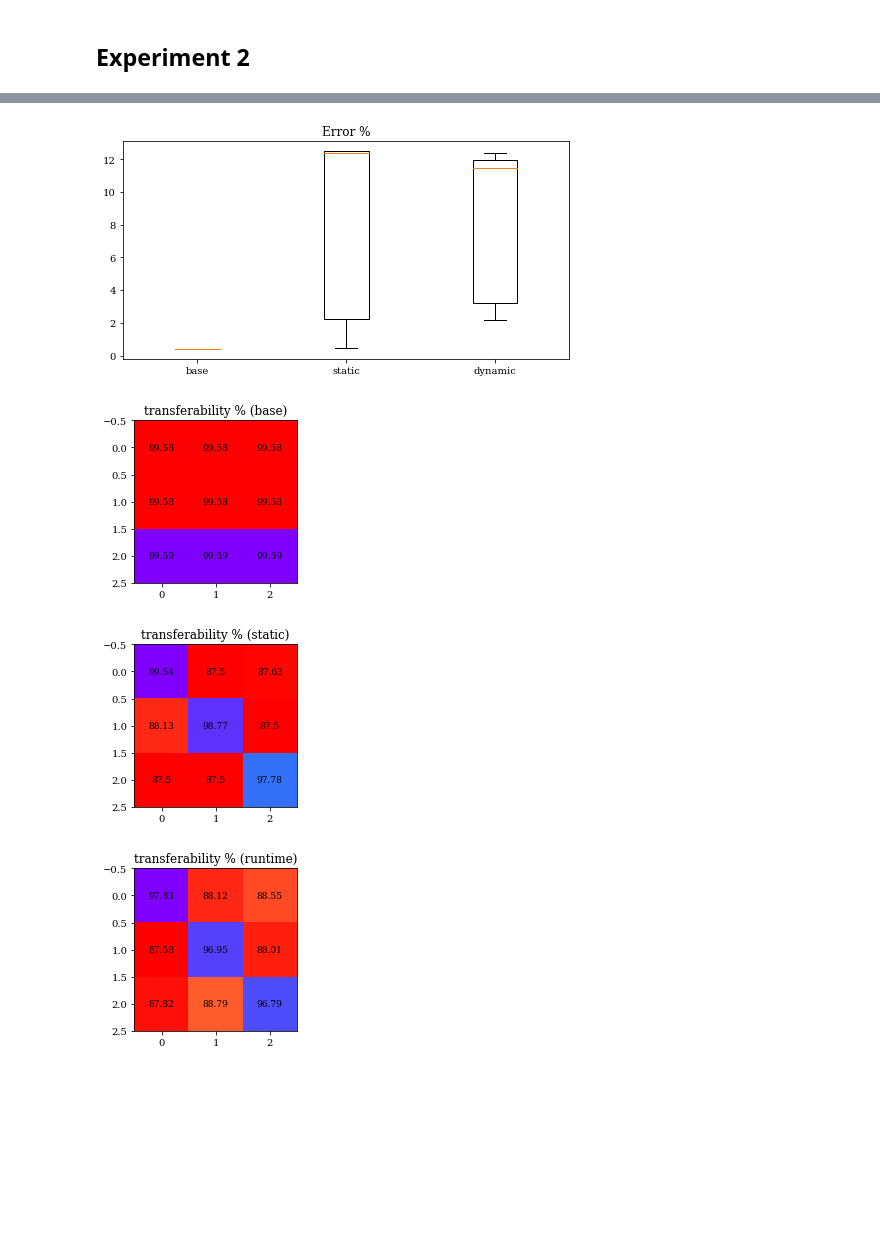
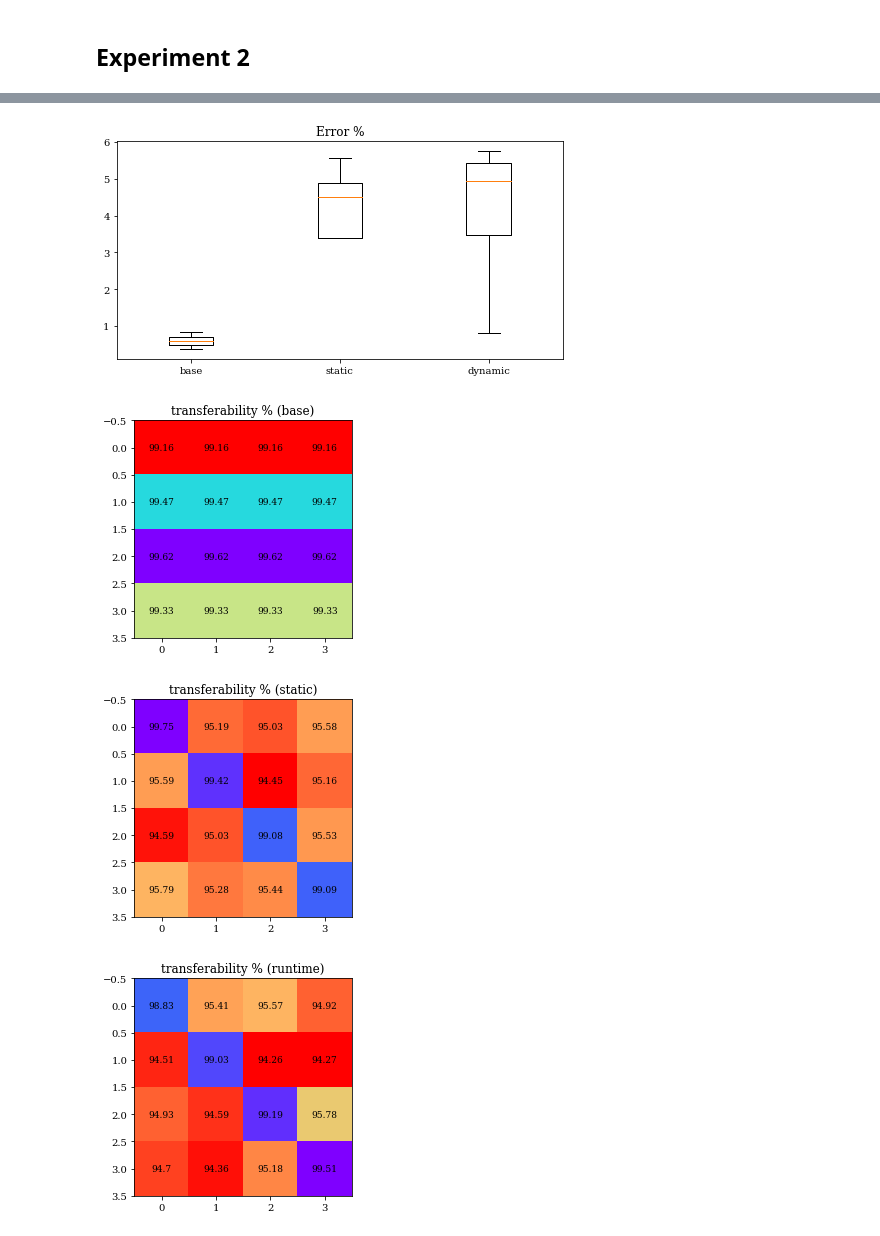
Before and after one commit to SINTEF-9012/thingml-diversifier, a Jupyter notebook: src/main/python/experiment1/tensorflow.ipynb, the cells around one changed output, grey strips where cells are left out. Drawn from its saved outputs; the diff is of its cells as text; code cells hidden in the pictures; blank space fills up the shorter version.

```diff
--- a/src/main/python/experiment1/tensorflow.ipynb
+++ b/src/main/python/experiment1/tensorflow.ipynb
@@ -17,9 +17,9 @@ import matplotlib.pyplot as plt
 from matplotlib import rcParams
 rcParams['font.family'] = 'serif'
 # %%
-cuda = False #FIXME: re-install tensorflow and CUDA to get it to work again
+cuda = True
 debug = False
-N = 3
+N = 4
 one_hot_size = 32
 fig_counter = 0
 
@@ -299,6 +299,17 @@ static_X, static_Y, static_maxbytelen = loadAllData(base_dir+'static/nodejs', N)
 runtime_X, runtime_Y, runtime_maxbytelen = loadAllData(base_dir+'dynamic/nodejs', N)
 
 NMSGS = len(base_X[0]) # Number of original messages
+NMSGS_static = len(static_X[0])
+NMSGS_runtime = len(runtime_X[0])
+
+def number_msgs(mode):
+    if mode == 'base':
+        return NMSGS
+    elif mode == 'static':
+        return NMSGS_static
+    elif mode == 'runtime':
+        return NMSGS_runtime
+    return -1
 # %%
 def split(data, train_ratio = 0.50):
     train = []
@@ -388,19 +399,25 @@ def train_and_save(model, train_X, train_Y, test_X, test_Y, mode, xp, save=False
 
     return model
 # %%
-def predict(model, test_X, test_Y):
+def predict(model, test_X, test_Y, mode):
     predictions = model.predict(test_X)
     errors = 0
     for i in range(0, predictions.shape[0]):
         for j in range(0, predictions.shape[2], one_hot_size):
             predicted = np.array(encode(decode(predictions[i][0][j:j+one_hot_size]))).astype(int)
             truth = test_Y[i][0][j:j+one_hot_size].astype(int)
-            errs = np.sum(np.abs(predicted - truth))
-            if errs > 0:
-                errors = errors + 1
-            if debug and errs > 0:
+            hasErr = False
+            # errors += 0.5 if message is not properly classified
+            if np.sum(np.abs(predicted[:14] - truth[:14])) > 0:
+                errors = errors + 0.5
+                hasErr = True
+            # errors += 0.5 if at least a parameter is not properly classified
+            if np.sum(np.abs(predicted[14:] - truth[14:])) > 0:
+                errors = errors + 0.5
+                hasErr = True
+            if debug and hasErr > 0:
                 print('Predicting ', decode(predicted), '. Truth is ', decode(truth))
-    error_ratio = errors/NMSGS
+    error_ratio = errors/number_msgs(mode)
     return error_ratio
 # %% [markdown]
 In all experiments, the logs are parsed, 1-hot encoded and split as follows:
@@ -513,7 +529,7 @@ def xp2(train_X, train_Y, test_X, test_Y, mode):
             print('using model ', str(i), ' on data coming from ', str(j))
             print('-------------------------')
             predict_start = datetime.datetime.now()
-            error_ratio = predict(model, test_X[j], test_Y[j])
+            error_ratio = predict(model, test_X[j], test_Y[j], mode)
             predict_stop = datetime.datetime.now()
             predict_duration = predict_stop - predict_start
             print(round(error_ratio*100,2), '% error')
@@ -556,37 +572,37 @@ plt.title('Error %')
 plt.show()
 fig_counter = fig_counter + 1
 # %% [output]
-[figure, old version]
+[figure, new version]
 # %%
 def get_error_matrices(errors):
     error_matrix = np.empty([N,N], dtype=float)
     for i in range(0,N):
         for j in range(0,N):
             error_matrix[i][j] = errors[N*i+j]
     return error_matrix
 
 def plot_matrices(error_matrix, mode):
     #Display error matrix
     fig, ax = plt.subplots(figsize=(N, N))
     im = ax.imshow(error_matrix, cmap=colormap)
     for i in range(0,N):
         for j in range(0,N):
             text = ax.text(j, i, round(((1-error_matrix[i, j]))*100, 2), ha="center", va="center", color="black", fontsize = 9)
 
     ax.set_title("transferability % (" + mode + ")", fontsize = 12)
-    fig.tight_layout()
+    #fig.tight_layout()
     plt.show()
 #     plt.savefig(mode+'_error_generalization_class_xp2.png', dpi=300)
 
 
 base_error_matrix = get_error_matrices(base_err2)
 static_error_matrix = get_error_matrices(static_err2)
 runtime_error_matrix = get_error_matrices(runtime_err2)
 
 plot_matrices(base_error_matrix, 'base')
 plot_matrices(static_error_matrix, 'static')
 plot_matrices(runtime_error_matrix, 'runtime')
 # %% [output]
-[figure, old version]
+[figure, new version]
-[figure, old version]
+[figure, new version]
-[figure, old version]
+[figure, new version]
```
Also changed, not shown: parts of 6 cells of this notebook, 8 other files.
